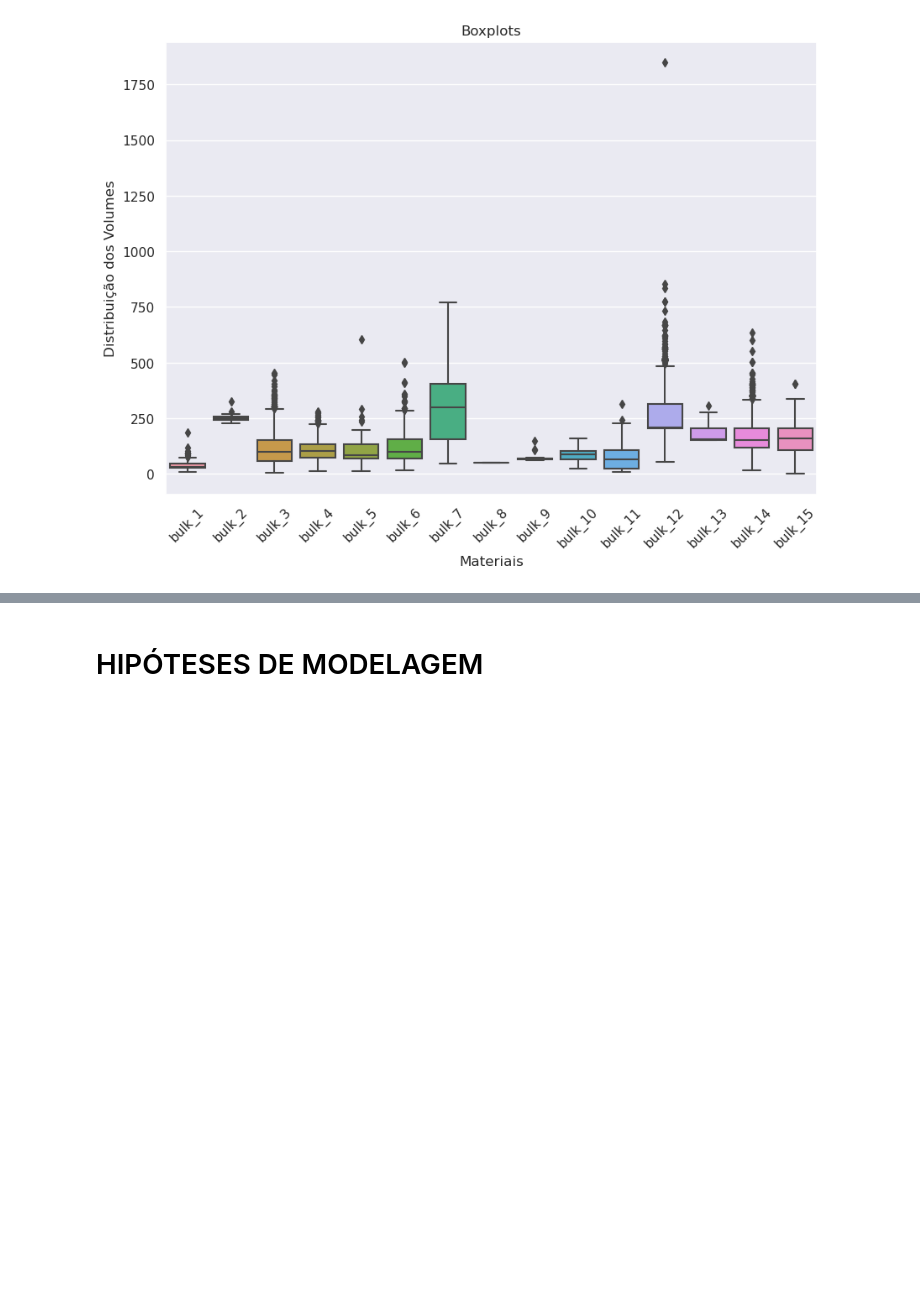
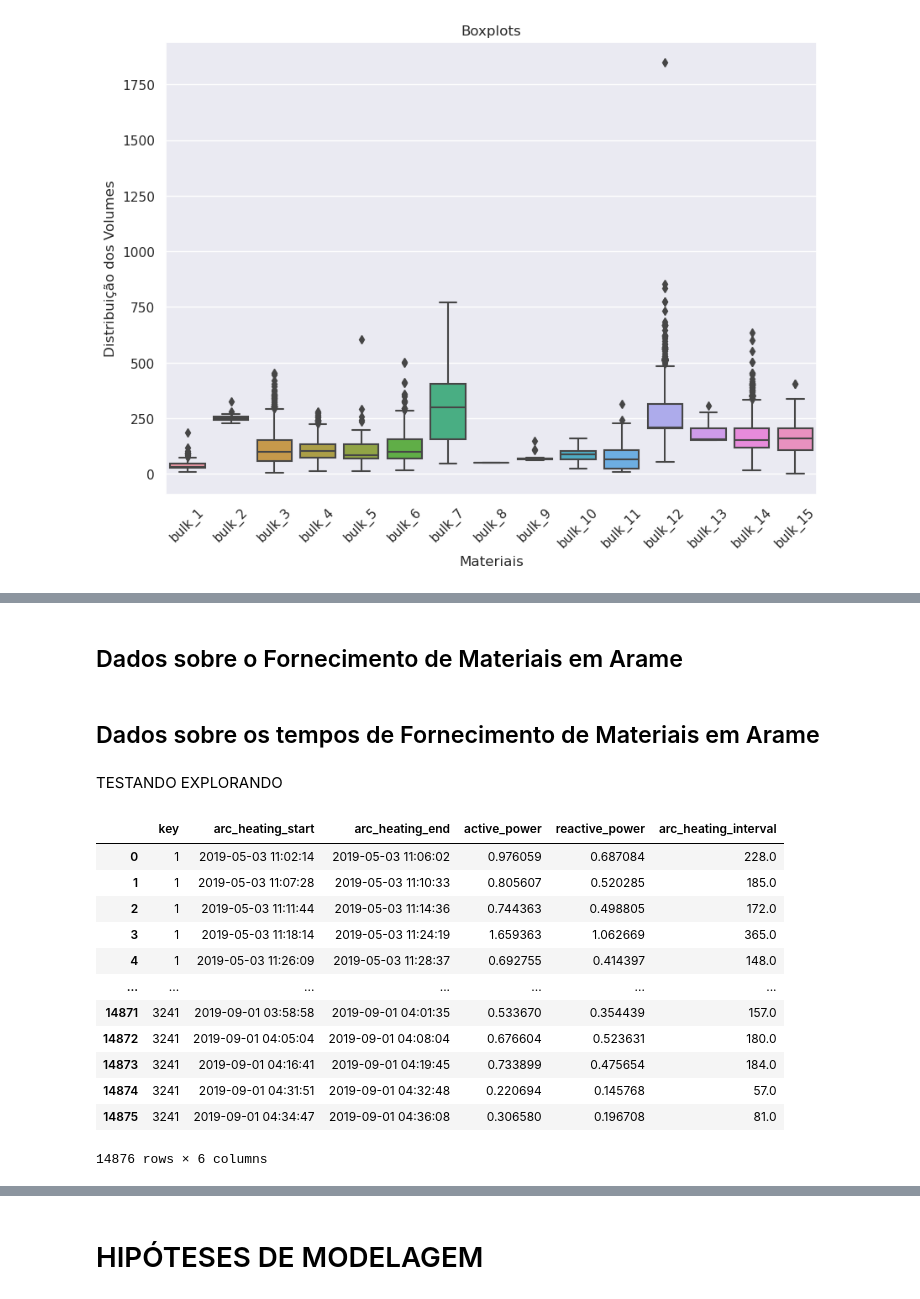
Before and after one commit to danendless/TT-Sprint17-FINAL-PROJECT, a Jupyter notebook: notebooks/steelproof_notebook_work_plan.ipynb, the cells around one changed output, grey strips where cells are left out. Cells and saved outputs as stored; diff of their text form; code cells hidden in the pictures; blank space fills up the shorter version.

```diff
--- a/notebooks/steelproof_notebook_work_plan.ipynb
+++ b/notebooks/steelproof_notebook_work_plan.ipynb
@@ -490,0 +515,6 @@ plt.show()
+# %% [markdown]
+## Dados sobre o Fornecimento de Materiais em Arame
+# %% [markdown]
+## Dados sobre os tempos de Fornecimento de Materiais em Arame
+# %% [markdown]
+TESTANDO EXPLORANDO
@@ -490,0 +525,16 @@ plt.show()
+# %%
+data_arc_en
+# %% [output]
+|  | key | arc_heating_start | arc_heating_end | active_power | reactive_power | arc_heating_interval |
+| 0 | 1 | 2019-05-03 11:02:14 | 2019-05-03 11:06:02 | 0.976059 | 0.687084 | 228.0 |
+| 1 | 1 | 2019-05-03 11:07:28 | 2019-05-03 11:10:33 | 0.805607 | 0.520285 | 185.0 |
+| 2 | 1 | 2019-05-03 11:11:44 | 2019-05-03 11:14:36 | 0.744363 | 0.498805 | 172.0 |
+| 3 | 1 | 2019-05-03 11:18:14 | 2019-05-03 11:24:19 | 1.659363 | 1.062669 | 365.0 |
+| 4 | 1 | 2019-05-03 11:26:09 | 2019-05-03 11:28:37 | 0.692755 | 0.414397 | 148.0 |
+| ... | ... | ... | ... | ... | ... | ... |
+| 14871 | 3241 | 2019-09-01 03:58:58 | 2019-09-01 04:01:35 | 0.533670 | 0.354439 | 157.0 |
+| 14872 | 3241 | 2019-09-01 04:05:04 | 2019-09-01 04:08:04 | 0.676604 | 0.523631 | 180.0 |
+| 14873 | 3241 | 2019-09-01 04:16:41 | 2019-09-01 04:19:45 | 0.733899 | 0.475654 | 184.0 |
+| 14874 | 3241 | 2019-09-01 04:31:51 | 2019-09-01 04:32:48 | 0.220694 | 0.145768 | 57.0 |
+| 14875 | 3241 | 2019-09-01 04:34:47 | 2019-09-01 04:36:08 | 0.306580 | 0.196708 | 81.0 |
+14876 rows × 6 columns
```
Also changed, not shown: parts of 21 cells of this notebook.
